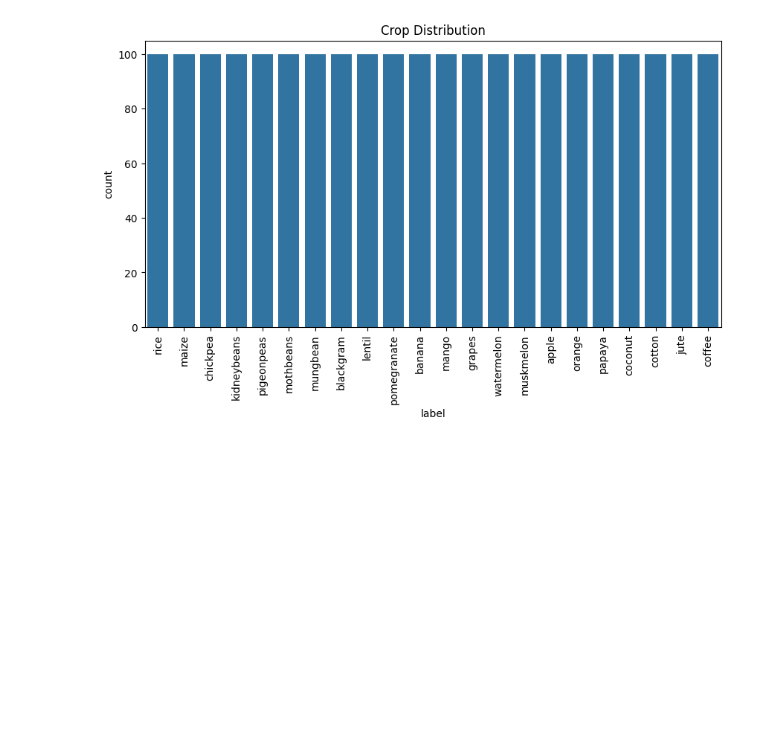
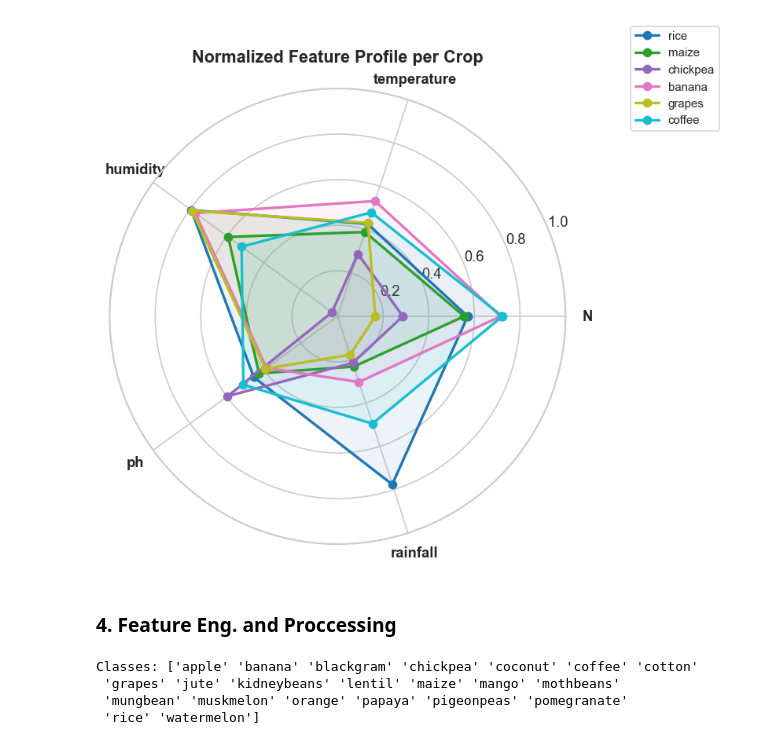
Before and after one commit to Souvik-Dutta12/Final-Yr-Project, a Jupyter notebook: backend/services/crop_recomendation/notebook/crop_recomendation.ipynb, the cells around one changed output. Cells and saved outputs as stored; diff of their text form; code cells hidden in the pictures; blank space fills up the shorter version.

```diff
--- a/backend/services/crop_recomendation/notebook/crop_recomendation.ipynb
+++ b/backend/services/crop_recomendation/notebook/crop_recomendation.ipynb
@@ -38,3 +100,18 @@ df.shape
 # %%
-df.info()
+# 3.2 — Feature Distributions (raw)
+FEATURES = ['N', 'temperature', 'humidity', 'ph', 'rainfall']
+
+fig, axes = plt.subplots(1, 5, figsize=(18, 4))
+colors = sns.color_palette('Set2', 5)
+for i, (feat, ax, c) in enumerate(zip(FEATURES, axes, colors)):
+    ax.hist(df[feat], bins=30, color=c, edgecolor='white', alpha=0.85)
+    ax.set_title(feat, fontweight='bold')
+    ax.set_xlabel('')
+    skew_val = df[feat].skew()
+    ax.text(0.97, 0.95, f'skew={skew_val:.2f}', transform=ax.transAxes,
+            ha='right', va='top', fontsize=8.5,
+            color='crimson' if abs(skew_val) > 0.5 else 'green')
+plt.suptitle('Raw Feature Distributions', fontsize=14, fontweight='bold', y=1.02)
+plt.tight_layout()
+plt.show()
 # %% [output]
@@ -80,9 +150,57 @@ dtype: int64
 # %%
-plt.figure(figsize=(10,5))
-sns.countplot(x='label', data=df)
-plt.xticks(rotation=90)
-plt.title("Crop Distribution")
+# 3.5 — Radar Chart: Average Feature Profile per crop
+from matplotlib.patches import FancyArrowPatch
+import matplotlib.patches as mpatches
+
+# Normalize features 0-1 for radar
+df_norm = df.copy()
+for f in FEATURES:
+    df_norm[f] = (df[f] - df[f].min()) / (df[f].max() - df[f].min())
+
+crop_means = df_norm.groupby('label')[FEATURES].mean()
+
+# Pick 6 representative crops
+selected = ['rice', 'maize', 'chickpea', 'banana', 'grapes', 'coffee']
+selected = [c for c in selected if c in crop_means.index]
+
+N_feat = len(FEATURES)
+angles = [n / float(N_feat) * 2 * np.pi for n in range(N_feat)]
+angles += angles[:1]
+
+fig, ax = plt.subplots(figsize=(7, 7), subplot_kw=dict(polar=True))
+colors = plt.cm.tab10(np.linspace(0, 1, len(selected)))
+
+for crop, color in zip(selected, colors):
+    values = crop_means.loc[crop].tolist()
+    values += values[:1]
+    ax.plot(angles, values, 'o-', linewidth=2, label=crop, color=color)
+    ax.fill(angles, values, alpha=0.08, color=color)
+
+ax.set_xticks(angles[:-1])
+ax.set_xticklabels(FEATURES, fontsize=11, fontweight='bold')
+ax.set_ylim(0, 1)
+ax.set_title('Normalized Feature Profile per Crop', fontsize=13, fontweight='bold', pad=20)
+ax.legend(loc='upper right', bbox_to_anchor=(1.35, 1.15), fontsize=9)
+plt.tight_layout()
 plt.show()
 # %% [output]
-[figure, old version]
+[figure, new version]
+# %% [markdown]
+### 4. Feature Eng. and Proccessing
+# %%
+# 4.1 — Use only the 5 allowed features
+FEATURES = ['N', 'temperature', 'humidity', 'ph', 'rainfall']
+
+X_raw = df[FEATURES].copy()
+y_raw = df['label'].copy()
+
+# Label encode
+le = LabelEncoder()
+y = le.fit_transform(y_raw)
+print(f'Classes: {le.classes_}')
+# %% [output]
+Classes: ['apple' 'banana' 'blackgram' 'chickpea' 'coconut' 'coffee' 'cotton'
+ 'grapes' 'jute' 'kidneybeans' 'lentil' 'maize' 'mango' 'mothbeans'
+ 'mungbean' 'muskmelon' 'orange' 'papaya' 'pigeonpeas' 'pomegranate'
+ 'rice' 'watermelon']
 # %%
```
Also changed, not shown: parts of 40 cells of this notebook, 11 other files.
